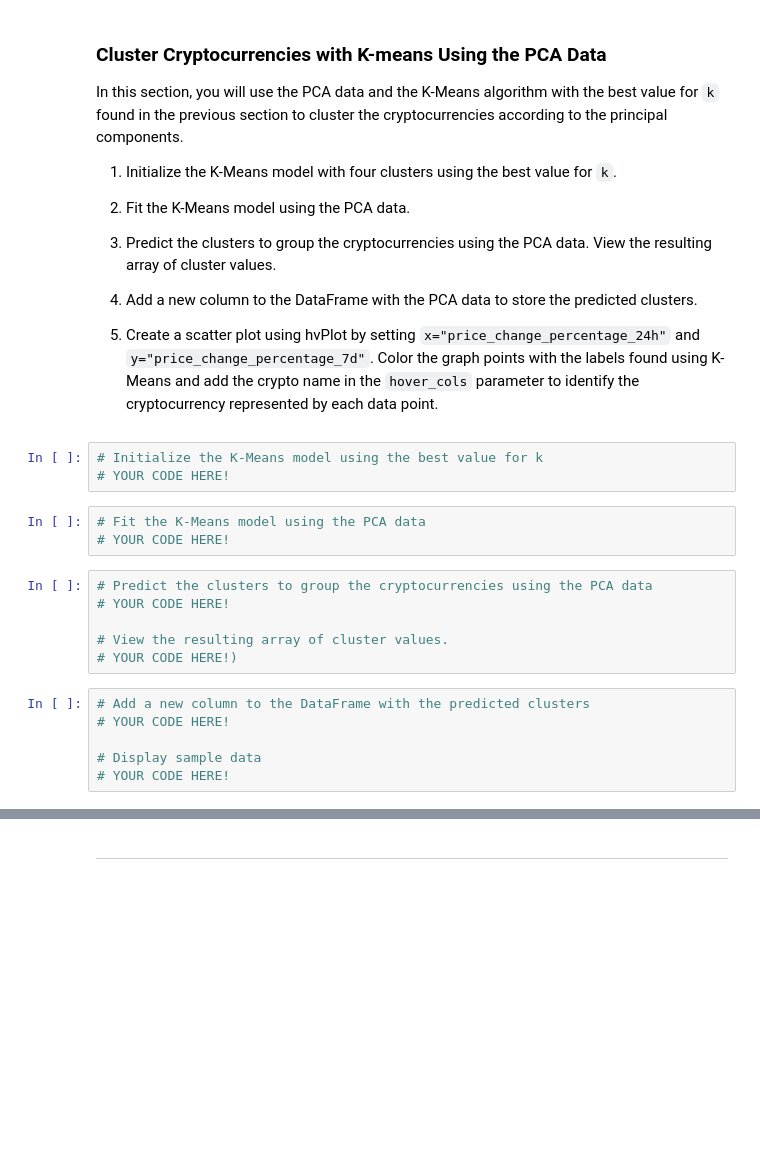
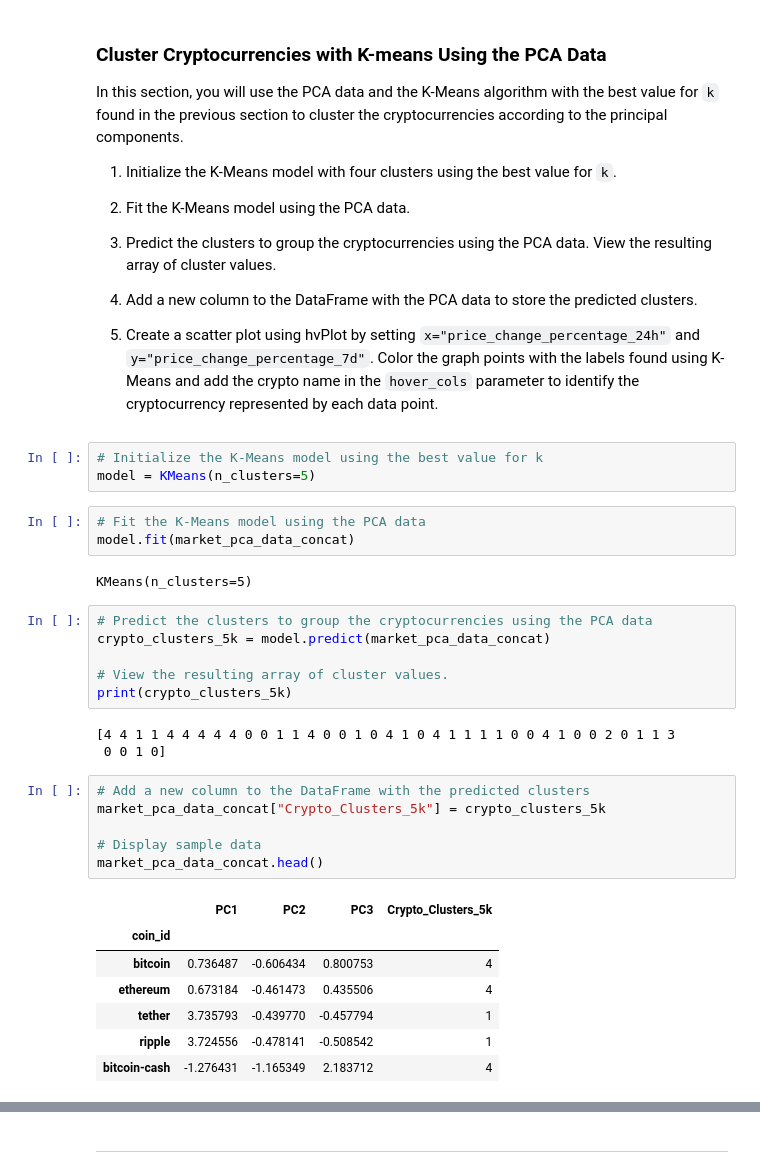
Before and after one commit to billybishop21/crypto_clusters, a Jupyter notebook: crypto_investments.ipynb, the cells around one changed output, grey strips where cells are left out. Drawn from its saved outputs; the diff is of its cells as text; blank space fills up the shorter version.

```diff
--- a/crypto_investments.ipynb
+++ b/crypto_investments.ipynb
@@ -392,22 +392,35 @@ In this section, you will use the PCA data and the K-Means algorithm with the be
 5. Create a scatter plot using hvPlot by setting `x="price_change_percentage_24h"` and `y="price_change_percentage_7d"`. Color the graph points with the labels found using K-Means and add the crypto name in the `hover_cols` parameter to identify the cryptocurrency represented by each data point.
 # %%
 # Initialize the K-Means model using the best value for k
-# YOUR CODE HERE!
+model = KMeans(n_clusters=5)
 # %%
 # Fit the K-Means model using the PCA data
-# YOUR CODE HERE!
+model.fit(market_pca_data_concat)
+# %% [output]
+KMeans(n_clusters=5)
 # %%
 # Predict the clusters to group the cryptocurrencies using the PCA data
-# YOUR CODE HERE!
+crypto_clusters_5k = model.predict(market_pca_data_concat)
 
 # View the resulting array of cluster values.
-# YOUR CODE HERE!)
+print(crypto_clusters_5k)
+# %% [output]
+[4 4 1 1 4 4 4 4 4 0 0 1 1 4 0 0 1 0 4 1 0 4 1 1 1 1 0 0 4 1 0 0 2 0 1 1 3
+ 0 0 1 0]
 # %%
 # Add a new column to the DataFrame with the predicted clusters
-# YOUR CODE HERE!
+market_pca_data_concat["Crypto_Clusters_5k"] = crypto_clusters_5k
 
 # Display sample data
-# YOUR CODE HERE!
+market_pca_data_concat.head()
+# %% [output]
+|  | PC1 | PC2 | PC3 | Crypto_Clusters_5k |
+| coin_id |  |  |  |  |
+| bitcoin | 0.736487 | -0.606434 | 0.800753 | 4 |
+| ethereum | 0.673184 | -0.461473 | 0.435506 | 4 |
+| tether | 3.735793 | -0.439770 | -0.457794 | 1 |
+| ripple | 3.724556 | -0.478141 | -0.508542 | 1 |
+| bitcoin-cash | -1.276431 | -1.165349 | 2.183712 | 4 |
 # %%
 # Create a scatter plot using hvPlot by setting
 # `x="price_change_percentage_24h"` and `y="price_change_percentage_7d"`.
```
Also changed, not shown: parts of 4 cells of this notebook.
